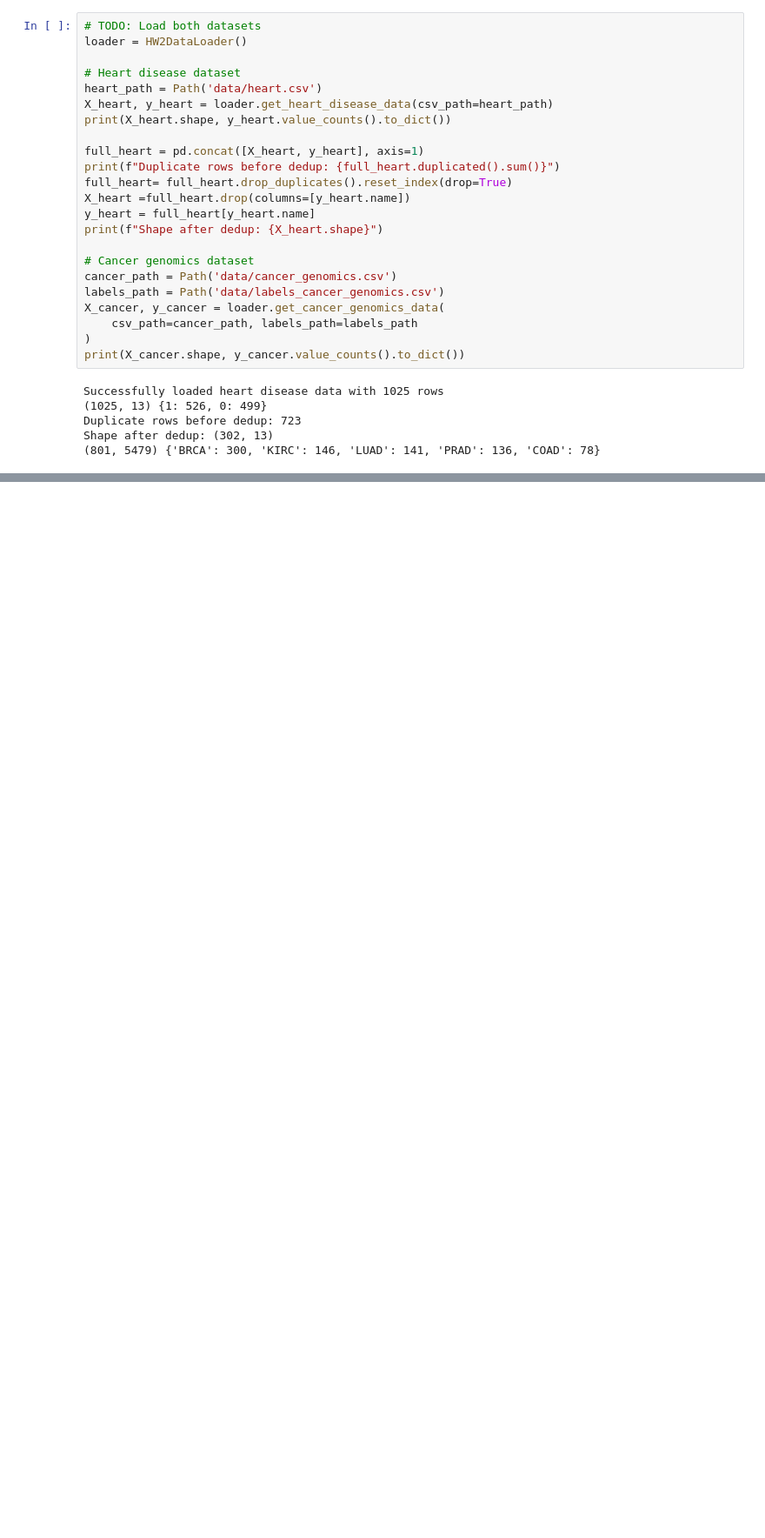
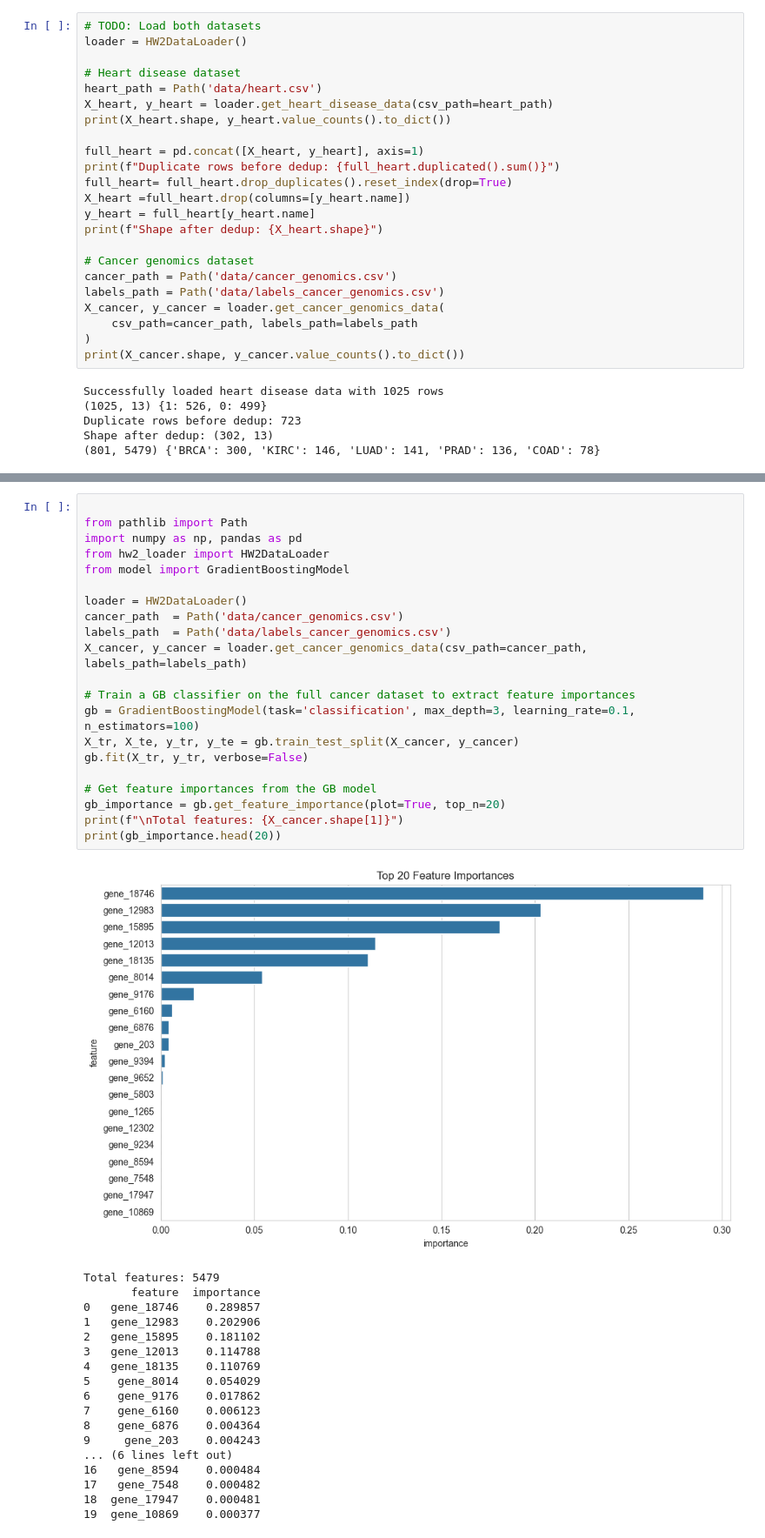
Before and after one commit to csci1851/homework-2-generoussidewalk, a Jupyter notebook: homework2/src/playground.ipynb, the cells around one changed output, grey strips where cells are left out. Shown at 87% size. Cells and saved outputs as stored; diff of their text form; blank space fills up the shorter version.

```diff
--- a/homework2/src/playground.ipynb
+++ b/homework2/src/playground.ipynb
@@ -185,0 +313,40 @@ print(cancer_importance.head(20))
+# %%
+
+from pathlib import Path
+import numpy as np, pandas as pd
+from hw2_loader import HW2DataLoader
+from model import GradientBoostingModel
+
+loader = HW2DataLoader()
+cancer_path  = Path('data/cancer_genomics.csv')
+labels_path  = Path('data/labels_cancer_genomics.csv')
+X_cancer, y_cancer = loader.get_cancer_genomics_data(csv_path=cancer_path, labels_path=labels_path)
+
+# Train a GB classifier on the full cancer dataset to extract feature importances
+gb = GradientBoostingModel(task='classification', max_depth=3, learning_rate=0.1, n_estimators=100)
+X_tr, X_te, y_tr, y_te = gb.train_test_split(X_cancer, y_cancer)
+gb.fit(X_tr, y_tr, verbose=False)
+
+# Get feature importances from the GB model
+gb_importance = gb.get_feature_importance(plot=True, top_n=20)
+print(f"\nTotal features: {X_cancer.shape[1]}")
+print(gb_importance.head(20))
+# %% [output]
+[figure, added]
+Total features: 5479
+       feature  importance
+0   gene_18746    0.289857
+1   gene_12983    0.202906
+2   gene_15895    0.181102
+3   gene_12013    0.114788
+4   gene_18135    0.110769
+5    gene_8014    0.054029
+6    gene_9176    0.017862
+7    gene_6160    0.006123
+8    gene_6876    0.004364
+9     gene_203    0.004243
+... (6 lines left out)
+16   gene_8594    0.000484
+17   gene_7548    0.000482
+18  gene_17947    0.000481
+19  gene_10869    0.000377
```
Also changed, not shown: parts of 14 cells of this notebook.
